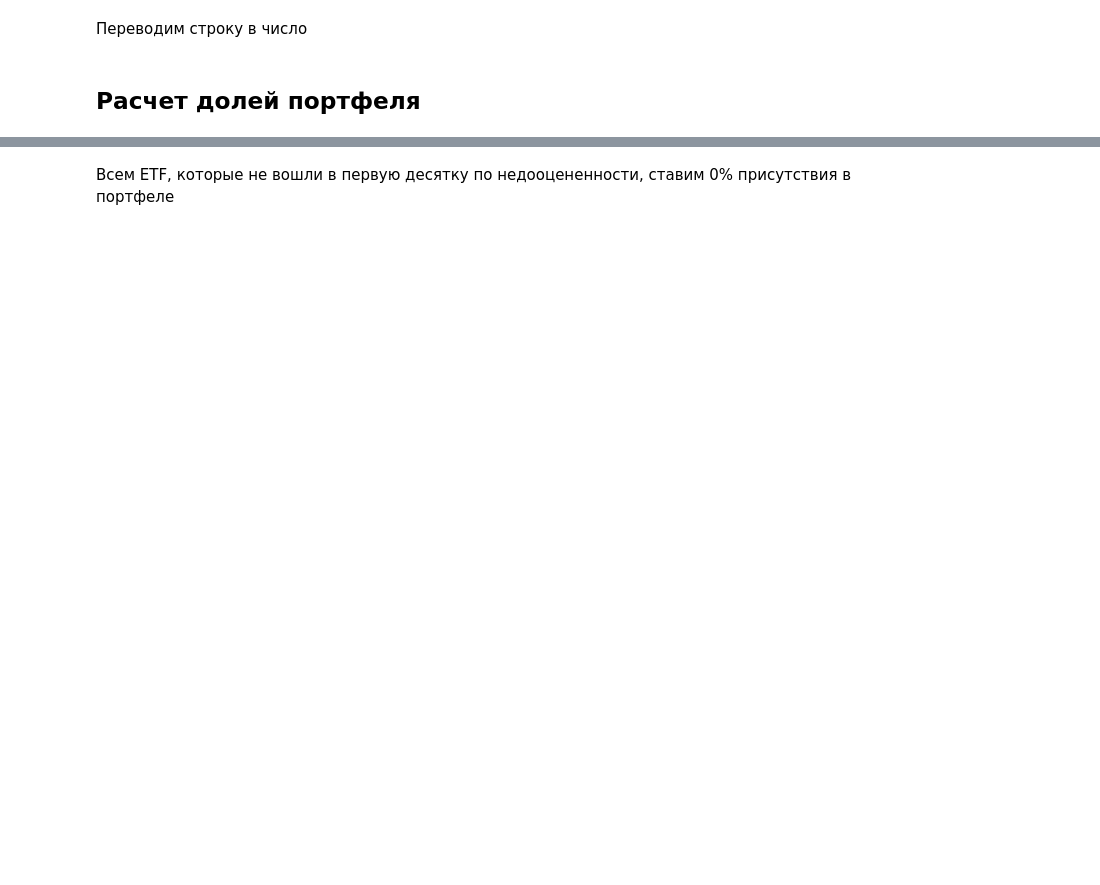
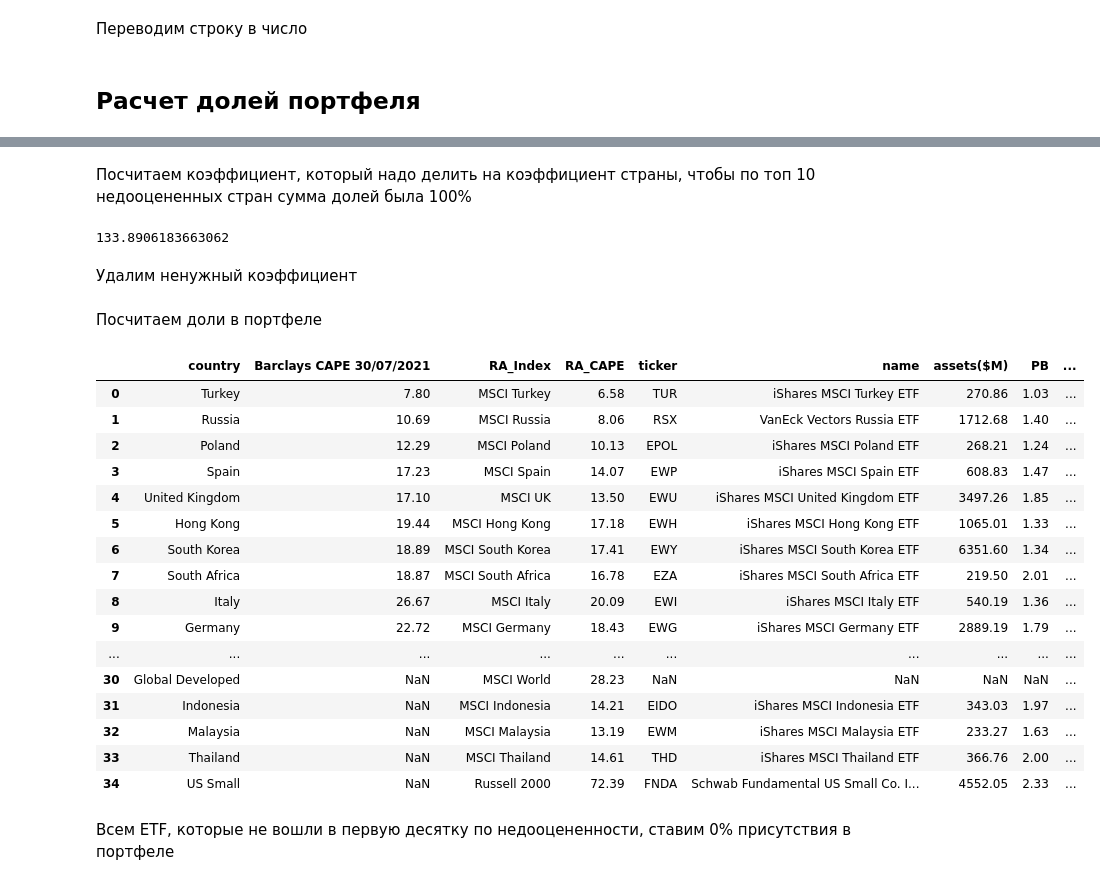
Before and after one commit to grigoriy-grachev/undervalued-countries-portfolio, a Jupyter notebook: undervaluation_coefficients.ipynb, the cells around one changed output, grey strips where cells are left out. Drawn from its saved outputs; the diff is of its cells as text; code cells hidden in the pictures; blank space fills up the shorter version.

```diff
--- a/undervaluation_coefficients.ipynb
+++ b/undervaluation_coefficients.ipynb
@@ -796,5 +793,0 @@ aggregated_data
-# %%
-for i in range(50, 190):
-    aggregated_data['portfolio %'] = np.round(i / aggregated_data['aggregated_factor'])
-    if(  aggregated_data[:10]['portfolio %'].sum() == 100):
-        break
@@ -800,0 +798,9 @@ for i in range(50, 190):
+# %% [markdown]
+Посчитаем коэффициент, который надо делить на коэффициент страны, чтобы по топ 10 недооцененных стран сумма долей была 100%
+# %%
+koef = 100 /  aggregated_data[:10]['reverse_factor'].sum()
+koef
+# %% [output]
+133.8906183663062
+# %% [markdown]
+Удалим ненужный  коэффициент
@@ -801,3 +809,26 @@ for i in range(50, 190):
+# %% [markdown]
+Посчитаем доли в портфеле
+# %%
+aggregated_data['portfolio %'] = np.round( koef / aggregated_data['aggregated_factor'], 1)
+aggregated_data
+# %% [output]
+|  | country | Barclays CAPE 30/07/2021 | RA_Index | RA_CAPE | ticker | name | assets($M) | PB | ... |
+| 0 | Turkey | 7.80 | MSCI Turkey | 6.58 | TUR | iShares MSCI Turkey ETF | 270.86 | 1.03 | ... |
+| 1 | Russia | 10.69 | MSCI Russia | 8.06 | RSX | VanEck Vectors Russia ETF | 1712.68 | 1.40 | ... |
+| 2 | Poland | 12.29 | MSCI Poland | 10.13 | EPOL | iShares MSCI Poland ETF | 268.21 | 1.24 | ... |
+| 3 | Spain | 17.23 | MSCI Spain | 14.07 | EWP | iShares MSCI Spain ETF | 608.83 | 1.47 | ... |
+| 4 | United Kingdom | 17.10 | MSCI UK | 13.50 | EWU | iShares MSCI United Kingdom ETF | 3497.26 | 1.85 | ... |
+| 5 | Hong Kong | 19.44 | MSCI Hong Kong | 17.18 | EWH | iShares MSCI Hong Kong ETF | 1065.01 | 1.33 | ... |
+| 6 | South Korea | 18.89 | MSCI South Korea | 17.41 | EWY | iShares MSCI South Korea ETF | 6351.60 | 1.34 | ... |
+| 7 | South Africa | 18.87 | MSCI South Africa | 16.78 | EZA | iShares MSCI South Africa ETF | 219.50 | 2.01 | ... |
+| 8 | Italy | 26.67 | MSCI Italy | 20.09 | EWI | iShares MSCI Italy ETF | 540.19 | 1.36 | ... |
+| 9 | Germany | 22.72 | MSCI Germany | 18.43 | EWG | iShares MSCI Germany ETF | 2889.19 | 1.79 | ... |
+| ... | ... | ... | ... | ... | ... | ... | ... | ... | ... |
+| 30 | Global Developed | NaN | MSCI World | 28.23 | NaN | NaN | NaN | NaN | ... |
+| 31 | Indonesia | NaN | MSCI Indonesia | 14.21 | EIDO | iShares MSCI Indonesia ETF | 343.03 | 1.97 | ... |
+| 32 | Malaysia | NaN | MSCI Malaysia | 13.19 | EWM | iShares MSCI Malaysia ETF | 233.27 | 1.63 | ... |
+| 33 | Thailand | NaN | MSCI Thailand | 14.61 | THD | iShares MSCI Thailand ETF | 366.76 | 2.00 | ... |
+| 34 | US Small | NaN | Russell 2000 | 72.39 | FNDA | Schwab Fundamental US Small Co. I... | 4552.05 | 2.33 | ... |
 # %% [markdown]
 Всем ETF, которые не вошли в первую десятку по недооцененности, ставим 0% присутствия в портфеле
 # %%
```
Also changed, not shown: parts of 31 cells of this notebook.
